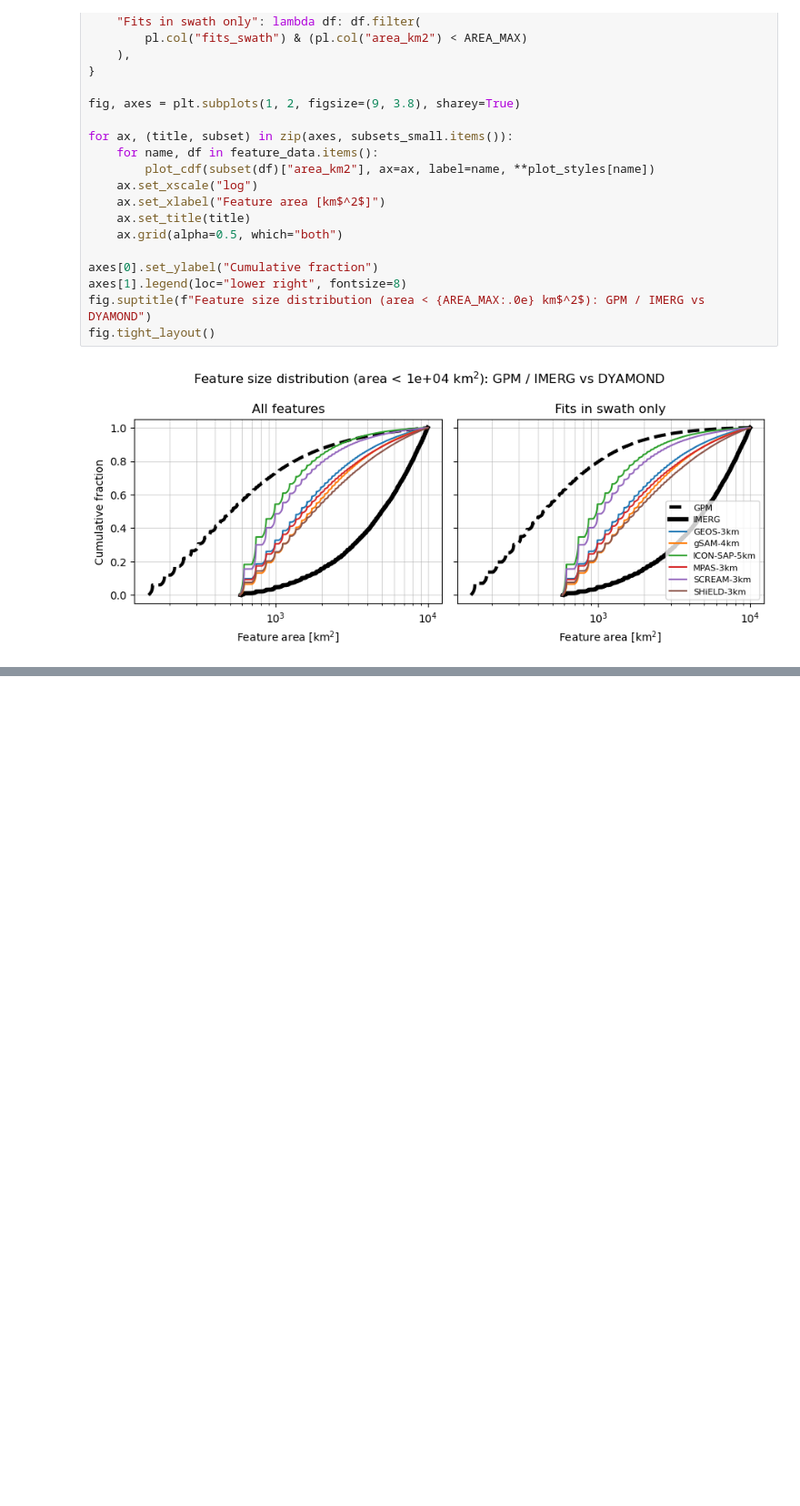
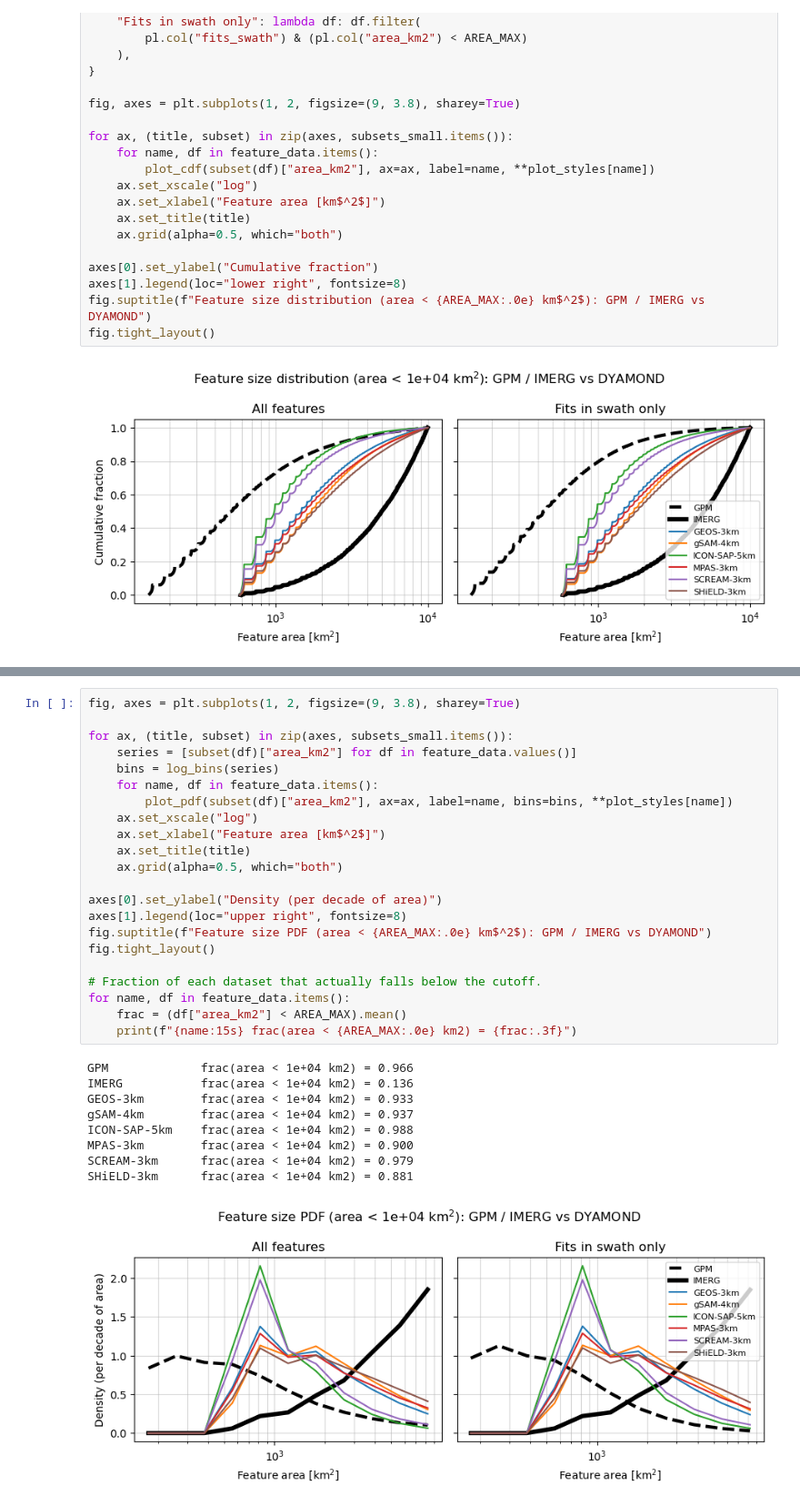
Before and after one commit to pedroanguloumana/gpm_dyamond_extreme_morphology, a Jupyter notebook: notebooks/IMERG_vs_DYAMOND_feature_stats.ipynb, the cells around one changed output, grey strips where cells are left out. Shown at 91% size. Saved outputs shown, nothing was run; the diff lists cells and outputs as text; blank space fills up the shorter version.

```diff
--- a/notebooks/IMERG_vs_DYAMOND_feature_stats.ipynb
+++ b/notebooks/IMERG_vs_DYAMOND_feature_stats.ipynb
@@ -178,0 +250,32 @@ fig.tight_layout()
+# %%
+fig, axes = plt.subplots(1, 2, figsize=(9, 3.8), sharey=True)
+
+for ax, (title, subset) in zip(axes, subsets_small.items()):
+    series = [subset(df)["area_km2"] for df in feature_data.values()]
+    bins = log_bins(series)
+    for name, df in feature_data.items():
+        plot_pdf(subset(df)["area_km2"], ax=ax, label=name, bins=bins, **plot_styles[name])
+    ax.set_xscale("log")
+    ax.set_xlabel("Feature area [km$^2$]")
+    ax.set_title(title)
+    ax.grid(alpha=0.5, which="both")
+
+axes[0].set_ylabel("Density (per decade of area)")
+axes[1].legend(loc="upper right", fontsize=8)
+fig.suptitle(f"Feature size PDF (area < {AREA_MAX:.0e} km$^2$): GPM / IMERG vs DYAMOND")
+fig.tight_layout()
+
+# Fraction of each dataset that actually falls below the cutoff.
+for name, df in feature_data.items():
+    frac = (df["area_km2"] < AREA_MAX).mean()
+    print(f"{name:15s} frac(area < {AREA_MAX:.0e} km2) = {frac:.3f}")
+# %% [output]
+GPM             frac(area < 1e+04 km2) = 0.966
+IMERG           frac(area < 1e+04 km2) = 0.136
+GEOS-3km        frac(area < 1e+04 km2) = 0.933
+gSAM-4km        frac(area < 1e+04 km2) = 0.937
+ICON-SAP-5km    frac(area < 1e+04 km2) = 0.988
+MPAS-3km        frac(area < 1e+04 km2) = 0.900
+SCREAM-3km      frac(area < 1e+04 km2) = 0.979
+SHiELD-3km      frac(area < 1e+04 km2) = 0.881
+[figure, added]
```
Also changed, not shown: parts of 4 cells of this notebook.
